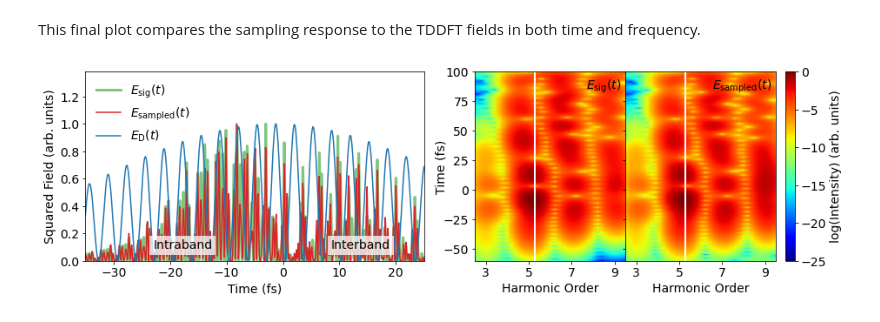
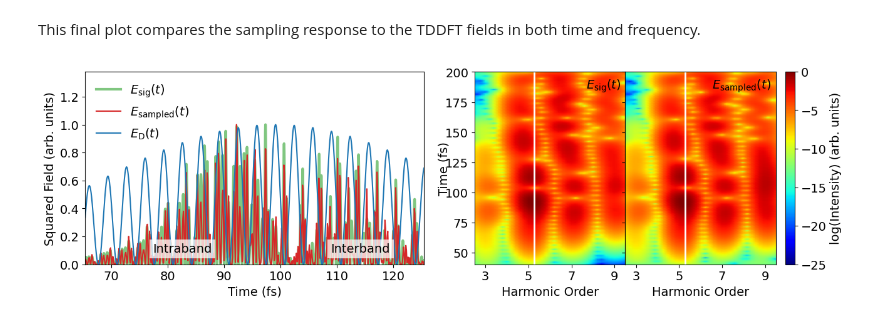
Before and after one commit to qnngroup/manu-uncovering-extreme-nonlinear-dynamics-in-solids-through-time-domain-field-analysis, a Jupyter notebook: analysis-and-plots.ipynb, the cells around one changed output. Saved outputs shown, nothing was run; the diff lists cells and outputs as text; code cells hidden in the pictures.

```diff
--- a/analysis-and-plots.ipynb
+++ b/analysis-and-plots.ipynb
@@ -863,14 +863,14 @@ t_range = 60
 
 t_fs_center = (t_fs[-1] + t_fs[0])/2.0
 
-plt.plot(t_fs_centered, (F_gen_region/np.abs(F_gen_region).max())**2,
+plt.plot(t_fs_centered + t_fs_center, (F_gen_region/np.abs(F_gen_region).max())**2,
          label=r'$E_\mathrm{sig}(t)$',
          color='tab:green',
          linewidth=3.0, alpha=0.6)
-plt.plot(tau_range, (F_sampled_corrected/np.abs(F_sampled_corrected).max())**2,
+plt.plot(tau_range + t_fs_center, (F_sampled_corrected/np.abs(F_sampled_corrected).max())**2,
          label=r'$E_\mathrm{sampled}(t)$',
          color='tab:red')
-plt.plot(tddft_data_2_high['t_drive']*1e15/pca.tcon - t_fs_center,
+plt.plot(tddft_data_2_high['t_drive']*1e15/pca.tcon,
          tddft_data_2_high['F_drive']**2,
          label=r'$E_\mathrm{D}(t)$',
          color='tab:blue')
@@ -878,7 +878,8 @@ plt.plot(tddft_data_2_high['t_drive']*1e15/pca.tcon - t_fs_center,
 
 plt.legend(fontsize=14, loc='upper left', frameon=False)
 
-plt.xlim(t_cycle_center - t_range/2.0, t_cycle_center + t_range/2.0)
+plt.xlim(t_fs_center + t_cycle_center - t_range/2.0,
+         t_fs_center + t_cycle_center + t_range/2.0)
 plt.ylim(0, 1.38)
 plt.xlabel('Time (fs)', fontsize=14)
 plt.ylabel('Squared Field (arb. units)', fontsize=14)
@@ -907,7 +908,7 @@ plt.text(0.9, 0.05, 'Interband',
 
 ax2 = fig.add_subplot(gs1[0, 0])
 
-plt.pcolormesh(f_norm_simulated[0:50], t_spec_simulated,
+plt.pcolormesh(f_norm_simulated[0:50], t_spec_simulated + t_fs_center,
                np.log(np.abs(spectrogram_simulated[0:50, :])**2).transpose(),
                shading='gouraud', cmap='jet',
                rasterized='true')
@@ -918,7 +919,7 @@ plt.ylabel('Time (fs)', fontsize=14, labelpad=-5)
 #cbar = plt.colorbar()
 #plt.clim(-20, -5)
 plt.clim(-25, 0)
-plt.ylim(-60, 100)
+plt.ylim(-60 + t_fs_center, 100 + t_fs_center)
 plt.xlim(2.5, 9.5)
 
 plt.tick_params(labelsize=14)
@@ -937,7 +938,7 @@ plt.text(0.97, 0.925, r'$E_\mathrm{sig}(t)$',
 
 ax3 = fig.add_subplot(gs1[0, 1])
 
-plt.pcolormesh(f_norm_sampled, t_spec_sampled,
+plt.pcolormesh(f_norm_sampled, t_spec_sampled + t_fs_center,
                np.log(np.abs(spectrogram_sampled)**2).transpose(),
                shading='gouraud', cmap='jet',
                rasterized='true')
@@ -946,32 +947,32 @@ plt.pcolormesh(f_norm_sampled, t_spec_sampled,
 plt.xlabel('Harmonic Order', fontsize=14)
 
 cbar = plt.colorbar()
 
 plt.clim(-25, 0)
-plt.ylim(-60, 100)
+plt.ylim(-60 + t_fs_center, 100 + t_fs_center)
 plt.xlim(2.5, 9.5)
 
 plt.tick_params(labelsize=14)
 cbar.ax.tick_params(labelsize=14)
 cbar.ax.set_ylabel('log(Intensity) (arb. units)', fontsize=14)
 
 #Turn off y-label of right plot as this axis is shared:
 plt.tick_params('y', labelleft=False)
 ax3.set_xticks([3,5,7,9])
 
 
 photon_energy = f_harm*1e15*2*np.pi*pcSI.hbar/pcSI.evcon #Find photon energy of driver in eV
 plt.axvline(BG/photon_energy, linewidth=2, color='white')
 
 plt.text(0.97, 0.925, r'$E_\mathrm{sampled}(t)$',
          horizontalalignment='right',
          verticalalignment='center',
          transform=ax3.transAxes,
          fontsize=14,
          color='black',
          bbox=dict(facecolor='white', alpha=0.0, edgecolor='none'));
 
 plt.savefig('sampled-vs-tddft-fields-2-um-high-wide.pdf', bbox_inches='tight');
 plt.savefig('sampled-vs-tddft-fields-2-um-high-wide.png', bbox_inches='tight', dpi=300);
 # %% [output]
-[figure, old version]
+[figure, new version]
```
Also changed, not shown: parts of 9 cells of this notebook, 10 other files.
